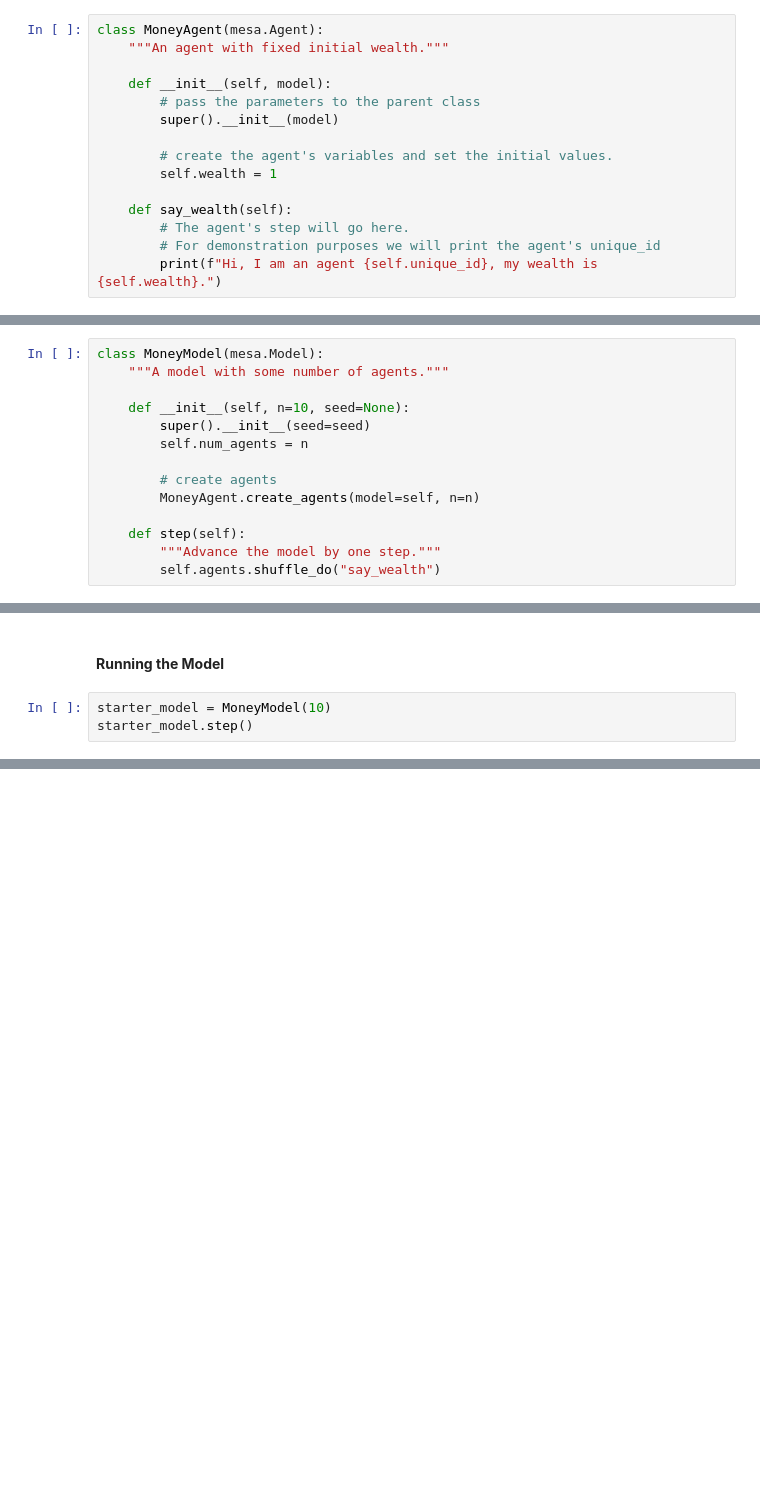
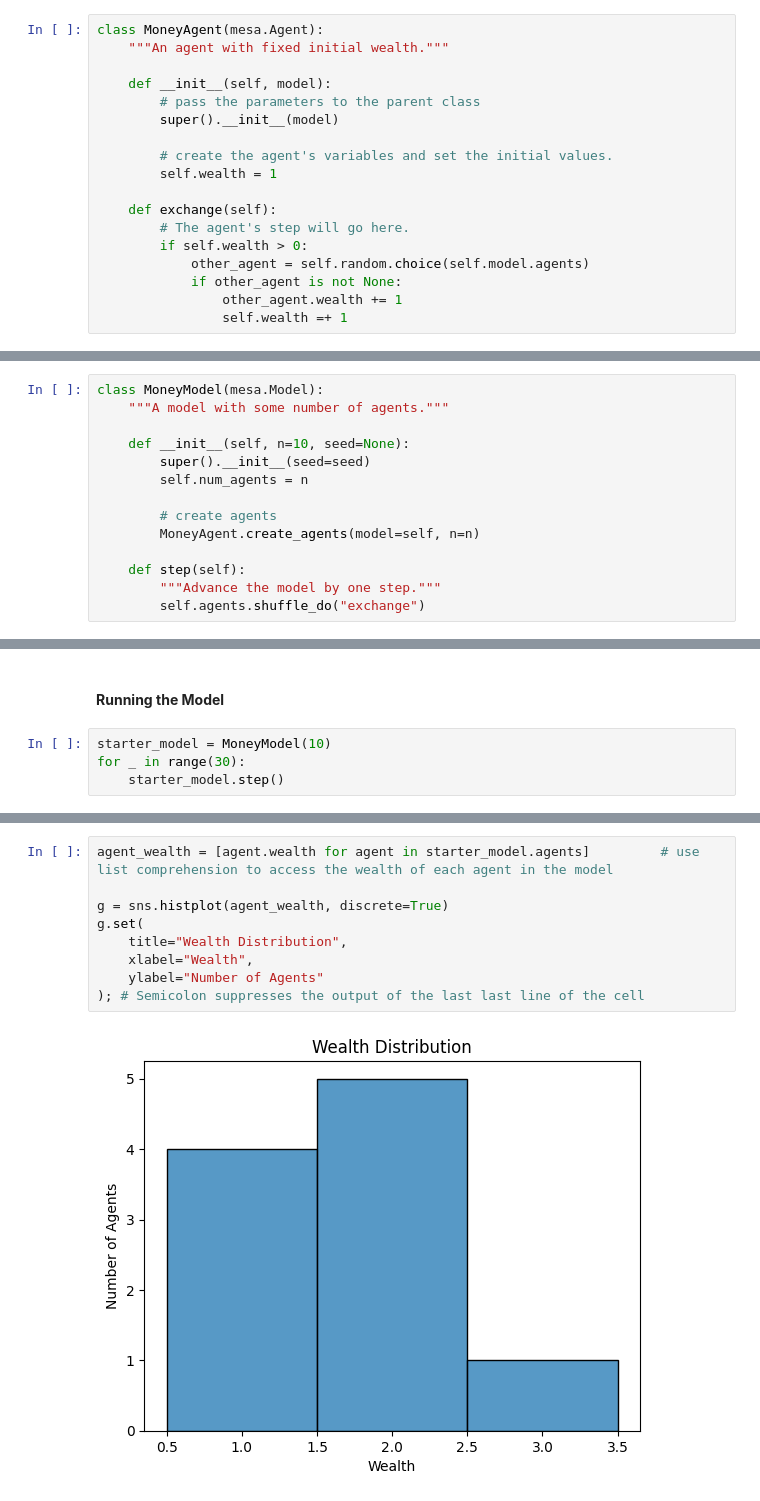
Before and after one commit to jasper-gomez/abm-practice, a Jupyter notebook: money_model.ipynb, the cells around one changed output, grey strips where cells are left out. Drawn from its saved outputs; the diff is of its cells as text; blank space fills up the shorter version.

Commit message:
mod: learned how to run and get data from the model

```diff
--- a/money_model.ipynb
+++ b/money_model.ipynb
@@ -24,10 +24,13 @@ class MoneyAgent(mesa.Agent):
         # create the agent's variables and set the initial values.
         self.wealth = 1
 
-    def say_wealth(self):
+    def exchange(self):
         # The agent's step will go here.
-        # For demonstration purposes we will print the agent's unique_id
-        print(f"Hi, I am an agent {self.unique_id}, my wealth is {self.wealth}.")
+        if self.wealth > 0:
+            other_agent = self.random.choice(self.model.agents)
+            if other_agent is not None:
+                other_agent.wealth += 1
+                self.wealth =+ 1
 # %% [markdown]
 #### **Creating the Model**
 - the Model serves as the "field" where the agents are placed. Imagine it as a grid.
@@ -45,5 +48,5 @@ class MoneyModel(mesa.Model):
 
     def step(self):
         """Advance the model by one step."""
-        self.agents.shuffle_do("say_wealth")
+        self.agents.shuffle_do("exchange")
 # %% [markdown]
@@ -54,4 +57,5 @@ class MoneyModel(mesa.Model):
 #### **Running the Model**
 # %%
 starter_model = MoneyModel(10)
-starter_model.step()
+for _ in range(30):
+    starter_model.step()
@@ -71,0 +64,11 @@ Hi, I am an agent 9, my wealth is 1.
+# %%
+agent_wealth = [agent.wealth for agent in starter_model.agents]         # use list comprehension to access the wealth of each agent in the model
+
+g = sns.histplot(agent_wealth, discrete=True)
+g.set(
+    title="Wealth Distribution",
+    xlabel="Wealth",
+    ylabel="Number of Agents"
+); # Semicolon suppresses the output of the last last line of the cell
+# %% [output]
+[figure, added]
```
Also changed, not shown: parts of 7 cells of this notebook.
